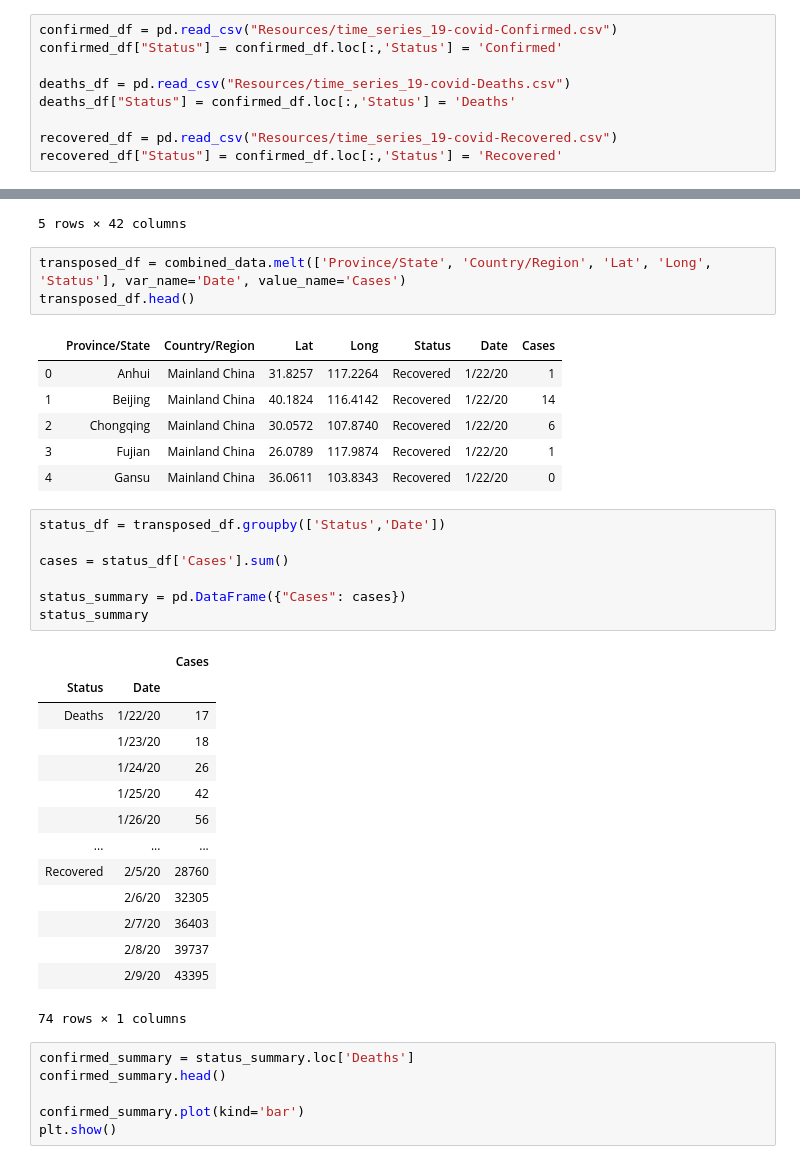
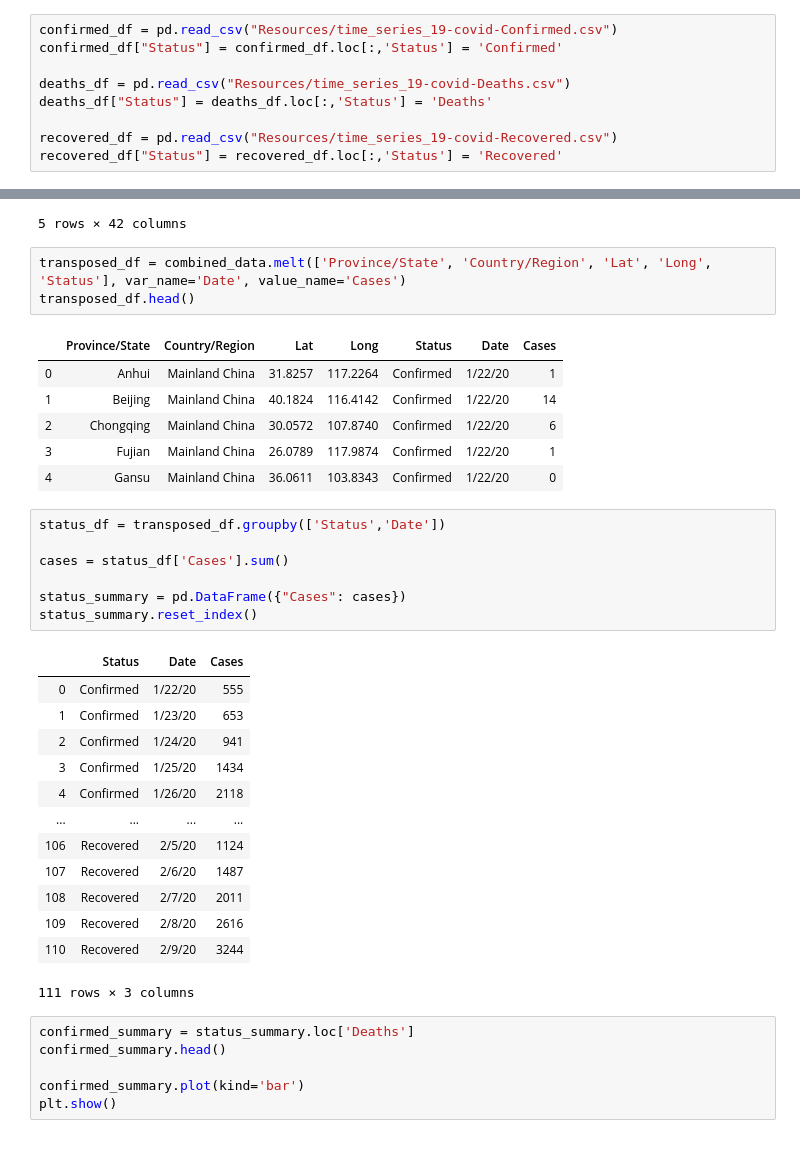
Before and after one commit to greciavm/Python_Project, a Jupyter notebook: Coronavirus.ipynb, the cells around one changed output, grey strips where cells are left out. Cells and saved outputs as stored; diff of their text form.

```diff
--- a/Coronavirus.ipynb
+++ b/Coronavirus.ipynb
@@ -6,10 +6,10 @@ confirmed_df = pd.read_csv("Resources/time_series_19-covid-Confirmed.csv")
 confirmed_df["Status"] = confirmed_df.loc[:,'Status'] = 'Confirmed'
 
 deaths_df = pd.read_csv("Resources/time_series_19-covid-Deaths.csv")
-deaths_df["Status"] = confirmed_df.loc[:,'Status'] = 'Deaths'
+deaths_df["Status"] = deaths_df.loc[:,'Status'] = 'Deaths'
 
 recovered_df = pd.read_csv("Resources/time_series_19-covid-Recovered.csv")
-recovered_df["Status"] = confirmed_df.loc[:,'Status'] = 'Recovered'
+recovered_df["Status"] = recovered_df.loc[:,'Status'] = 'Recovered'
 # %%
 combined_data = pd.concat([confirmed_df, deaths_df, recovered_df])
 combined_data.head()
@@ -26,33 +26,32 @@ transposed_df = combined_data.melt(['Province/State', 'Country/Region', 'Lat', '
 transposed_df.head()
 # %% [output]
 |  | Province/State | Country/Region | Lat | Long | Status | Date | Cases |
-| 0 | Anhui | Mainland China | 31.8257 | 117.2264 | Recovered | 1/22/20 | 1 |
-| 1 | Beijing | Mainland China | 40.1824 | 116.4142 | Recovered | 1/22/20 | 14 |
-| 2 | Chongqing | Mainland China | 30.0572 | 107.8740 | Recovered | 1/22/20 | 6 |
-| 3 | Fujian | Mainland China | 26.0789 | 117.9874 | Recovered | 1/22/20 | 1 |
-| 4 | Gansu | Mainland China | 36.0611 | 103.8343 | Recovered | 1/22/20 | 0 |
+| 0 | Anhui | Mainland China | 31.8257 | 117.2264 | Confirmed | 1/22/20 | 1 |
+| 1 | Beijing | Mainland China | 40.1824 | 116.4142 | Confirmed | 1/22/20 | 14 |
+| 2 | Chongqing | Mainland China | 30.0572 | 107.8740 | Confirmed | 1/22/20 | 6 |
+| 3 | Fujian | Mainland China | 26.0789 | 117.9874 | Confirmed | 1/22/20 | 1 |
+| 4 | Gansu | Mainland China | 36.0611 | 103.8343 | Confirmed | 1/22/20 | 0 |
 # %%
 status_df = transposed_df.groupby(['Status','Date'])
 
 cases = status_df['Cases'].sum()
 
 status_summary = pd.DataFrame({"Cases": cases})
-status_summary
+status_summary.reset_index()
 # %% [output]
-|  |  | Cases |
-| Status | Date |  |
-| Deaths | 1/22/20 | 17 |
-|  | 1/23/20 | 18 |
-|  | 1/24/20 | 26 |
-|  | 1/25/20 | 42 |
-|  | 1/26/20 | 56 |
-| ... | ... | ... |
-| Recovered | 2/5/20 | 28760 |
-|  | 2/6/20 | 32305 |
-|  | 2/7/20 | 36403 |
-|  | 2/8/20 | 39737 |
-|  | 2/9/20 | 43395 |
+|  | Status | Date | Cases |
+| 0 | Confirmed | 1/22/20 | 555 |
+| 1 | Confirmed | 1/23/20 | 653 |
+| 2 | Confirmed | 1/24/20 | 941 |
+| 3 | Confirmed | 1/25/20 | 1434 |
+| 4 | Confirmed | 1/26/20 | 2118 |
+| ... | ... | ... | ... |
+| 106 | Recovered | 2/5/20 | 1124 |
+| 107 | Recovered | 2/6/20 | 1487 |
+| 108 | Recovered | 2/7/20 | 2011 |
+| 109 | Recovered | 2/8/20 | 2616 |
+| 110 | Recovered | 2/9/20 | 3244 |
-74 rows × 1 columns
+111 rows × 3 columns
 # %%
 confirmed_summary = status_summary.loc['Deaths']
 confirmed_summary.head()
```
Also changed, not shown: parts of 1 cell of this notebook, 8 other files.
